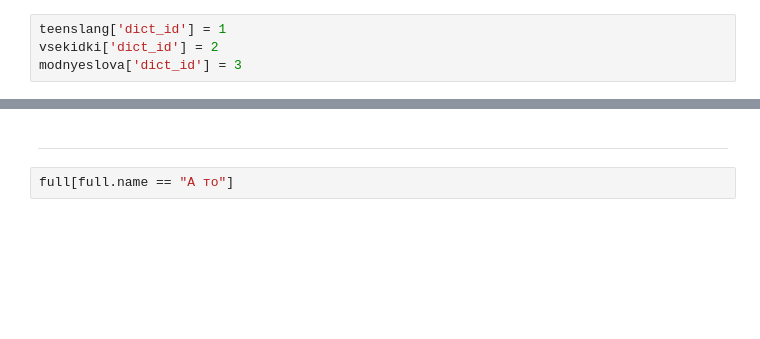
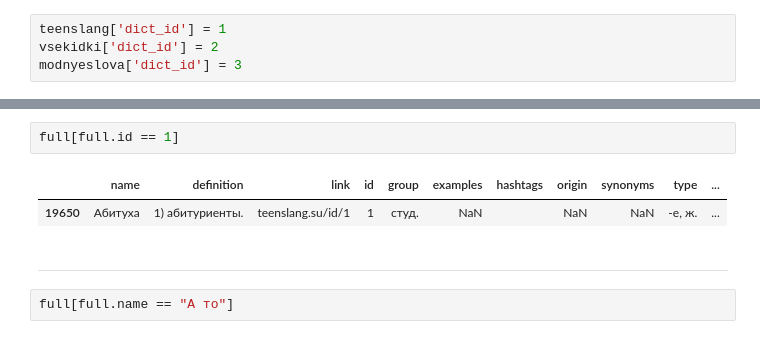
Before and after one commit to lotfull/RuSlangApp, a Jupyter notebook: SlangDictionary/dict_merge.ipynb, the cells around one changed output, grey strips where cells are left out. Saved outputs shown, nothing was run; the diff lists cells and outputs as text; blank space fills up the shorter version.

```diff
--- a/SlangDictionary/dict_merge.ipynb
+++ b/SlangDictionary/dict_merge.ipynb
@@ -95,3 +66,8 @@ full.to_csv('../SlangApp/full_dict.csv', index=False)
+# %%
+full[full.id == 1]
+# %% [output]
+|  | name | definition | link | id | group | examples | hashtags | origin | synonyms | type | ... |
+| 19650 | Абитуха | 1) абитуриенты. | teenslang.su/id/1 | 1 | студ. | NaN |  | NaN | NaN | -е, ж. | ... |
 # %% [markdown]
 ___
 # %%
```
Also changed, not shown: parts of 12 cells of this notebook, 32 other files.
